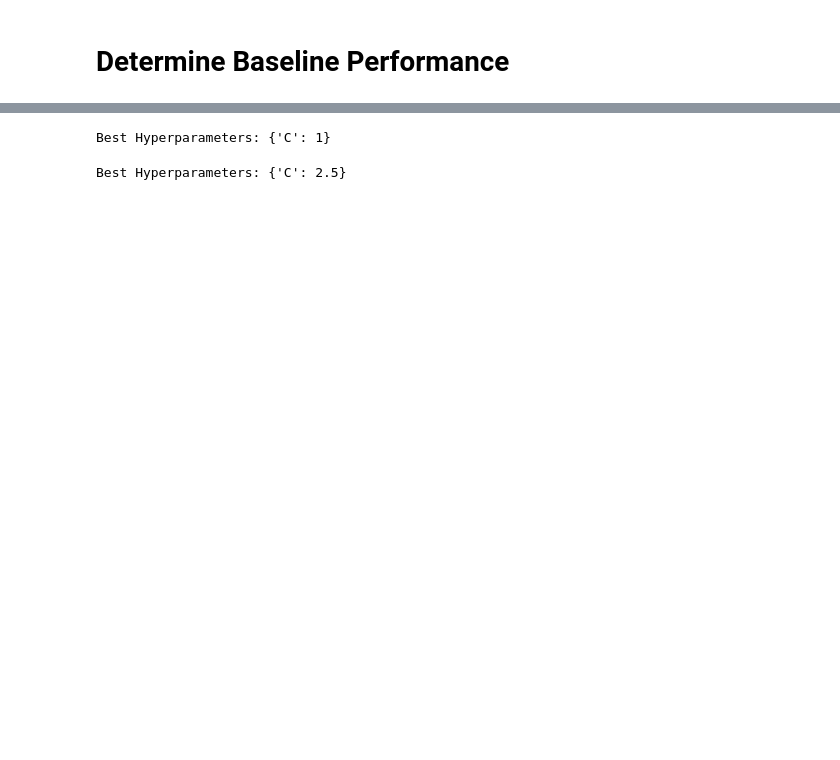
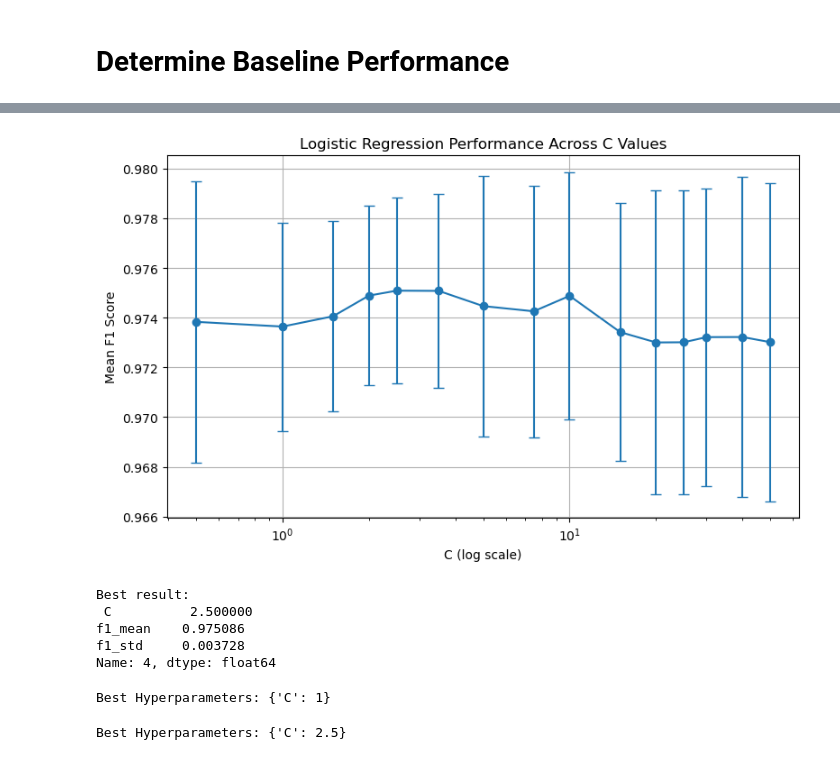
Before and after one commit to EliasSchlie/ML_For_Bot_Detection, a Jupyter notebook: code.ipynb, the cells around one changed output, grey strips where cells are left out. Cells and saved outputs as stored; diff of their text form; code cells hidden in the pictures; blank space fills up the shorter version.

Commit message:
Some writing on the report

```diff
--- a/code.ipynb
+++ b/code.ipynb
@@ -477,7 +529,7 @@ Expected category 'is_confirmed_other' not found in data — filling with 0s
 from sklearn.dummy import DummyClassifier
 from sklearn.metrics import classification_report
 
-dummy = DummyClassifier(strategy="most_frequent")  # or "stratified", "uniform"
+dummy = DummyClassifier(strategy="stratified", random_state=SEED)
 dummy.fit(X_train_NN, y_train)
 print(classification_report(y_test, dummy.predict(X_test_NN), zero_division=0))
 # %% [output]
@@ -491,0 +546,17 @@ weighted avg       0.25      0.50      0.33      1469
+# %%
+from sklearn.neighbors import KNeighborsClassifier
+from sklearn.model_selection import GridSearchCV
+from sklearn.metrics import classification_report, accuracy_score
+
+# 4. Grid search for best k
+param_grid = {'n_neighbors': list(range(1, 21))}  # Try k from 1 to 20
+grid_search = GridSearchCV(KNeighborsClassifier(), param_grid, cv=5, scoring='accuracy')
+grid_search.fit(X_train_NN, y_train)
+
+# 5. Best model and evaluation
+best_knn = grid_search.best_estimator_
+y_pred = best_knn.predict(X_test_NN)
+
+print("Best k:", grid_search.best_params_['n_neighbors'])
+print("Accuracy:", accuracy_score(y_test, y_pred))
+print("Classification Report:\n", classification_report(y_test, y_pred))
@@ -571,4 +656,57 @@ max       0.975714
 Name: best_f1, dtype: float64
+# %%
+import numpy as np
+import pandas as pd
+import matplotlib.pyplot as plt
+from sklearn.linear_model import LogisticRegression
+from sklearn.model_selection import StratifiedKFold, cross_val_score
+from sklearn.metrics import make_scorer, f1_score
+
+# Set random seed
+SEED = 40
+
+# Define C values to test (covering your Optuna range)
+C_values = [0.5, 1, 1.5, 2, 2.5, 3.5, 5, 7.5, 10, 15, 20, 25, 30, 40, 50]
+
+# Container for results
+results = []
+
+# Cross-validation setup
+cv = StratifiedKFold(n_splits=5, shuffle=True, random_state=SEED)
+scorer = make_scorer(f1_score)
+
+for C in C_values:
+    model = LogisticRegression(C=C, penalty='l2', solver='lbfgs', max_iter=1000, random_state=SEED)
+    f1_scores = cross_val_score(model, X_train_NN, y_train, cv=cv, scoring=scorer)
+    results.append({
+        'C': C,
+        'f1_mean': np.mean(f1_scores),
+        'f1_std': np.std(f1_scores)
+    })
+
+# Convert to DataFrame
+results_df = pd.DataFrame(results)
+
+# Plotting
+plt.figure(figsize=(8, 5))
+plt.errorbar(results_df['C'], results_df['f1_mean'], yerr=results_df['f1_std'], fmt='o-', capsize=4)
+plt.xscale('log')
+plt.xlabel('C (log scale)')
+plt.ylabel('Mean F1 Score')
+plt.title('Logistic Regression Performance Across C Values')
+plt.grid(True)
+plt.tight_layout()
+plt.show()
+
+# Show best result
+print("Best result:\n", results_df.loc[results_df['f1_mean'].idxmax()])
+# %% [output]
+[figure, added]
+Best result:
+ C          2.500000
+f1_mean    0.975086
+f1_std     0.003728
+Name: 4, dtype: float64
 # %%
 from sklearn.linear_model import LogisticRegression
 from sklearn.model_selection import GridSearchCV
```
Also changed, not shown: parts of 17 cells of this notebook, 5 other files.
